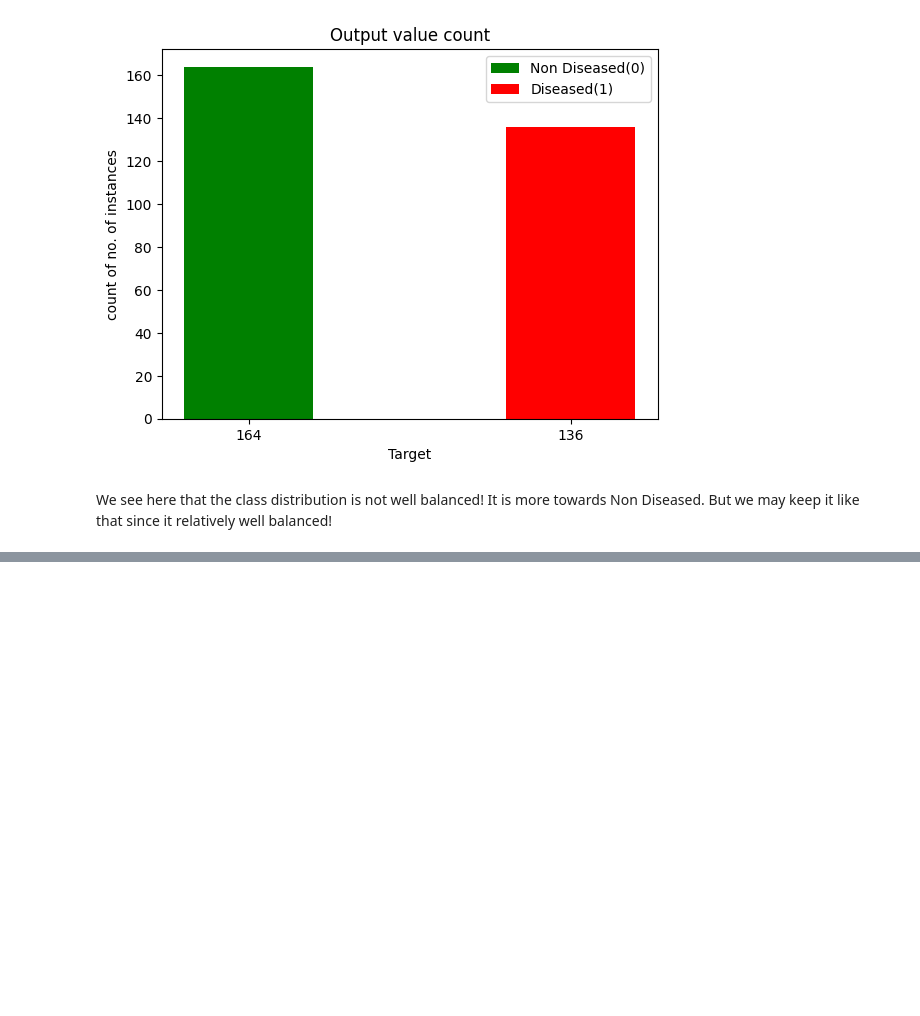
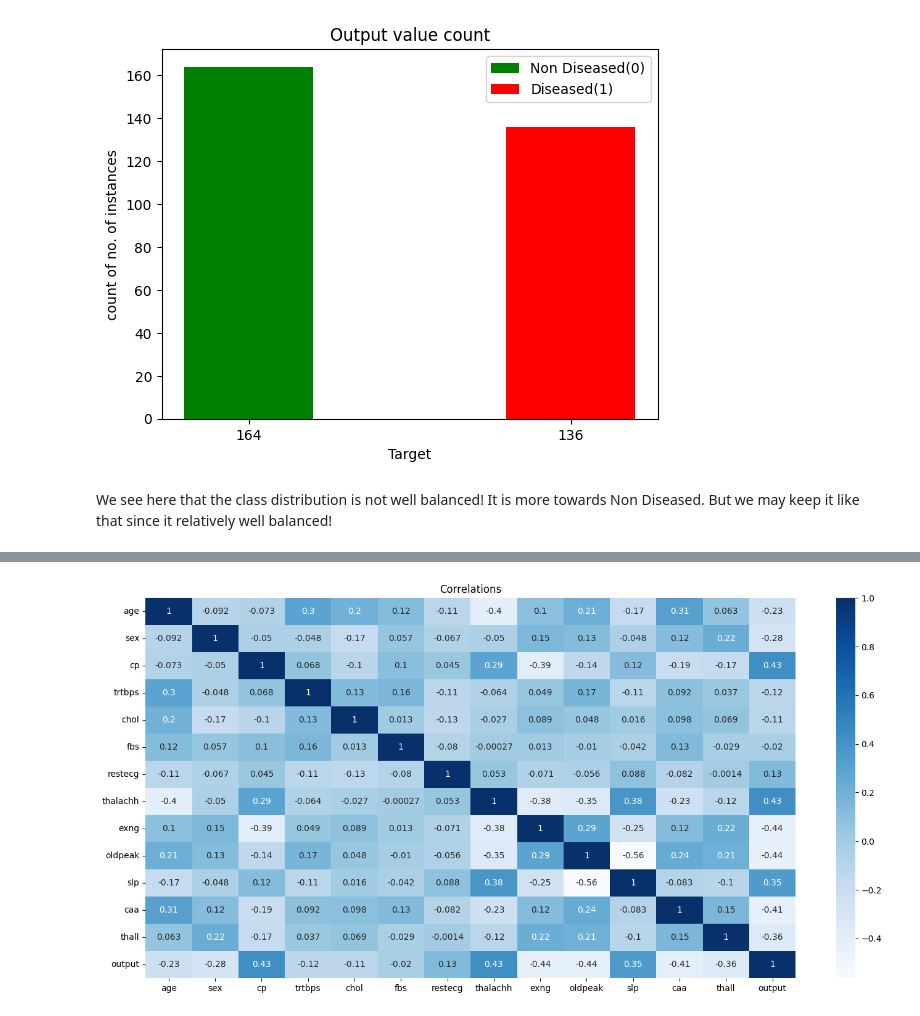
Before and after one commit to kruthi-sb/Cardiac_Events_ML, a Jupyter notebook: EDA/EDA.ipynb, the cells around one changed output, grey strips where cells are left out. Cells and saved outputs as stored; diff of their text form; code cells hidden in the pictures; blank space fills up the shorter version.

Commit message:
done with heatmap, started bubble

```diff
--- a/EDA/EDA.ipynb
+++ b/EDA/EDA.ipynb
@@ -201,0 +224,7 @@ We see here that the class distribution is not well balanced! It is more towards
+# %%
+fig, ax = plt.subplots(figsize = (17,8)) #fig is one full figure. ax is the axes. here, we have only one axis.
+d_heatmap = sns.heatmap(d.corr(), cmap = "Blues", annot = True, ax = ax)
+plt.title("Correlations")
+plt.show()
+# %% [output]
+[figure, added]
```
Also changed, not shown: parts of 4 cells of this notebook, 1 other file.
